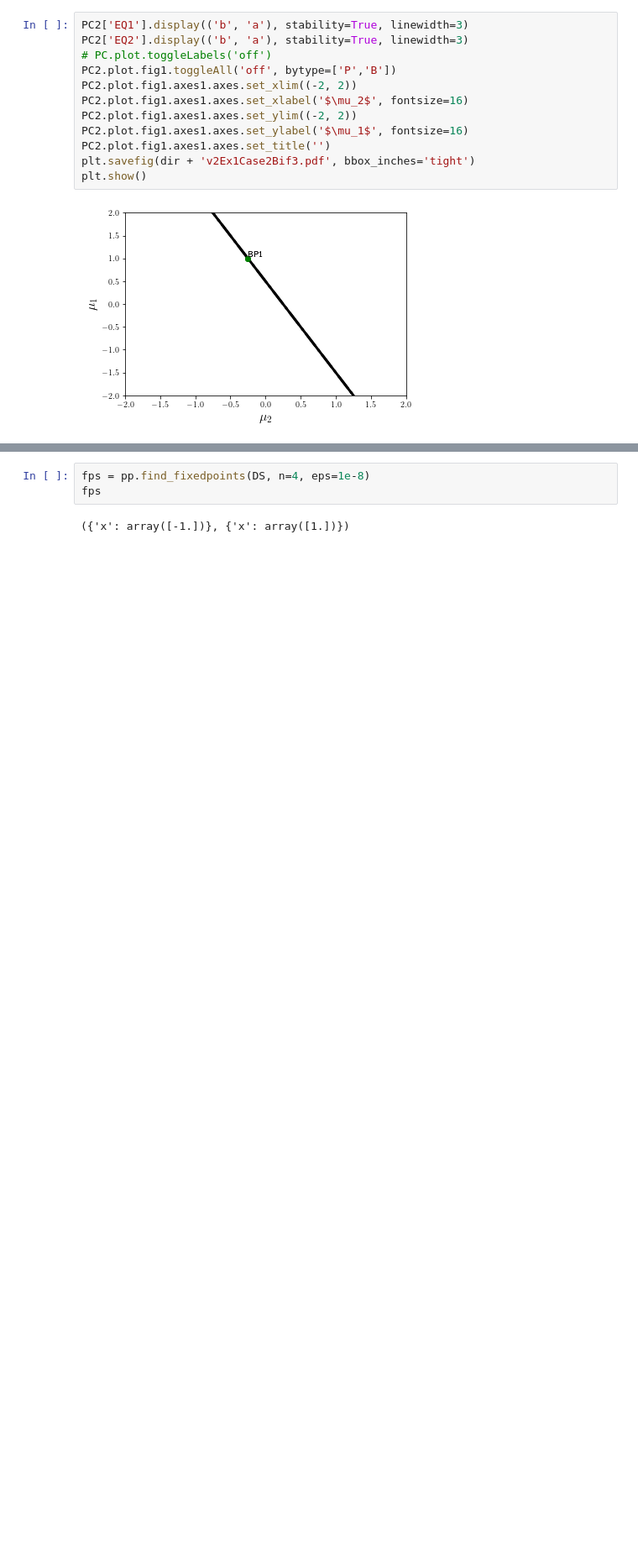
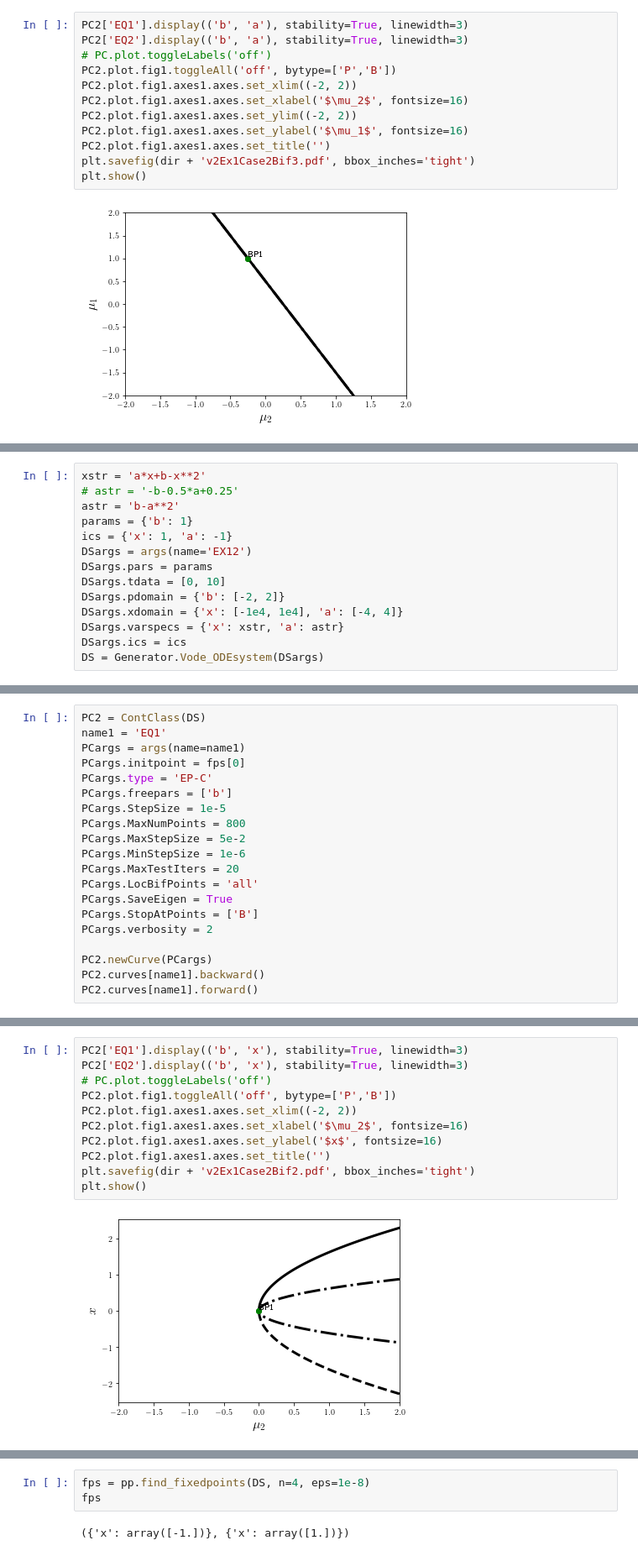
Before and after one commit to ccontrer/20-05SNBifurcationCarryover, a Jupyter notebook: notebooks/Carryover follow-up notebook.ipynb, the cells around one changed output, grey strips where cells are left out. Shown: that part at 84% size. Cells and saved outputs as stored; diff of their text form; blank space fills up the shorter version.

```diff
--- a/notebooks/Carryover follow-up notebook.ipynb
+++ b/notebooks/Carryover follow-up notebook.ipynb
@@ -452,0 +456,14 @@ plt.show()
+# %%
+xstr = 'a*x+b-x**2'
+# astr = '-b-0.5*a+0.25'
+astr = 'b-a**2'
+params = {'b': 1}
+ics = {'x': 1, 'a': -1}
+DSargs = args(name='EX12')
+DSargs.pars = params
+DSargs.tdata = [0, 10]
+DSargs.pdomain = {'b': [-2, 2]}
+DSargs.xdomain = {'x': [-1e4, 1e4], 'a': [-4, 4]}
+DSargs.varspecs = {'x': xstr, 'a': astr}
+DSargs.ics = ics
+DS = Generator.Vode_ODEsystem(DSargs)
@@ -452,0 +478,20 @@ plt.show()
+# %%
+PC2 = ContClass(DS)
+name1 = 'EQ1'
+PCargs = args(name=name1)
+PCargs.initpoint = fps[0]
+PCargs.type = 'EP-C'
+PCargs.freepars = ['b']
+PCargs.StepSize = 1e-5
+PCargs.MaxNumPoints = 800
+PCargs.MaxStepSize = 5e-2
+PCargs.MinStepSize = 1e-6
+PCargs.MaxTestIters = 20
+PCargs.LocBifPoints = 'all'
+PCargs.SaveEigen = True
+PCargs.StopAtPoints = ['B']
+PCargs.verbosity = 2
+
+PC2.newCurve(PCargs)
+PC2.curves[name1].backward()
+PC2.curves[name1].forward()
@@ -452,0 +553,13 @@ plt.show()
+# %%
+PC2['EQ1'].display(('b', 'x'), stability=True, linewidth=3)
+PC2['EQ2'].display(('b', 'x'), stability=True, linewidth=3)
+# PC.plot.toggleLabels('off')
+PC2.plot.fig1.toggleAll('off', bytype=['P','B'])
+PC2.plot.fig1.axes1.axes.set_xlim((-2, 2))
+PC2.plot.fig1.axes1.axes.set_xlabel('$\mu_2$', fontsize=16)
+PC2.plot.fig1.axes1.axes.set_ylabel('$x$', fontsize=16)
+PC2.plot.fig1.axes1.axes.set_title('')
+plt.savefig(dir + 'v2Ex1Case2Bif2.pdf', bbox_inches='tight')
+plt.show()
+# %% [output]
+[figure, added]
```
Also changed, not shown: parts of 23 cells of this notebook, 10 other files.
